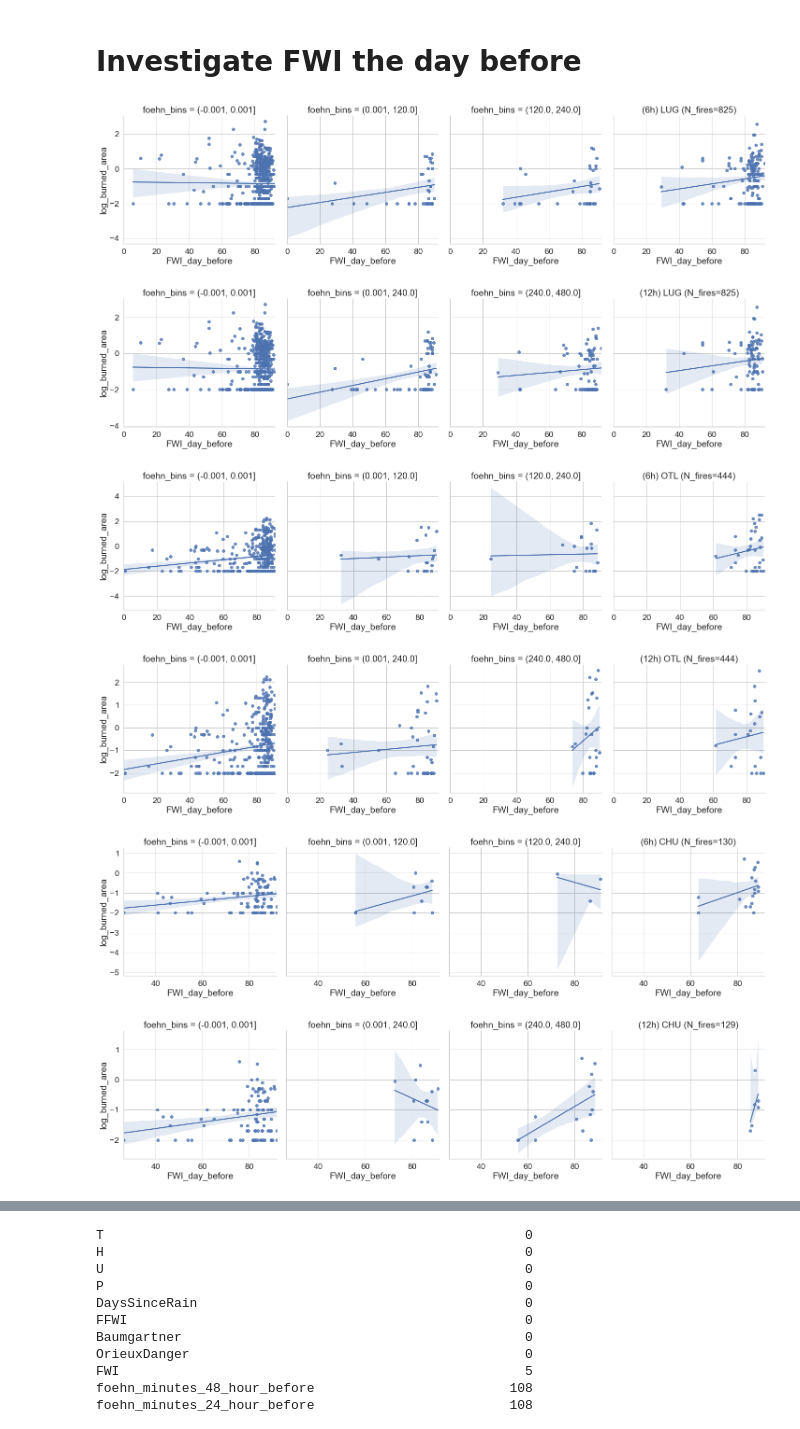
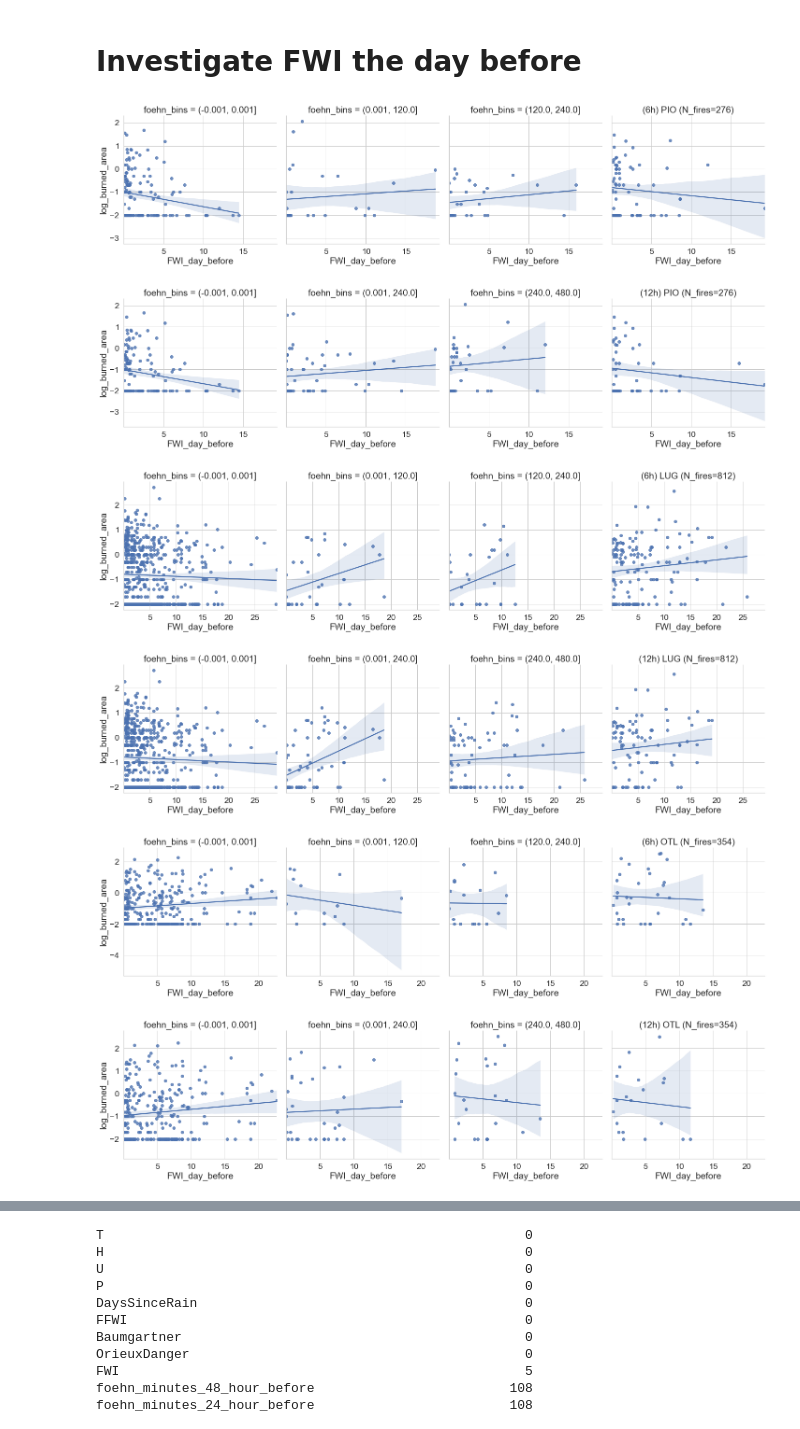
Before and after one commit to ch-mon/foehn-fire-impact, a Jupyter notebook: notebooks/03_modelling/prediction_models.ipynb, the cells around one changed output, grey strips where cells are left out. Cells and saved outputs as stored; diff of their text form; code cells hidden in the pictures.

```diff
--- a/notebooks/03_modelling/prediction_models.ipynb
+++ b/notebooks/03_modelling/prediction_models.ipynb
@@ -92,36 +92,36 @@ final_features += foehn_features
 # %%
 rows_list = []
 
 step_size = 0.33333
 quantiles = np.arange(0,0.999, step_size)
 for station in (set(df_fires["abbreviation"].unique())- {"ROB"}):
     #print(station)
 
     if (df_indices["abbreviation"]==station).sum() == 0:
         continue
 
     df_local_indices = df_indices.loc[df_indices["abbreviation"]==station, :].set_index("date", verify_integrity=True)
-    df_local_indices["FWI_day_before"] = df_local_indices["FFMC"].shift(periods=1, freq="D")
+    df_local_indices["FWI_day_before"] = df_local_indices["FWI"].shift(periods=1, freq="D")
 
     df_local_fires = df_fires.loc[df_fires["abbreviation"]==station, :].set_index("date")
 
     if len(df_local_fires.index) < 100:
         continue
 
     df_local = df_local_fires.join(df_local_indices["FWI_day_before"], how="inner")
 
     for hours in [6, 12]:
         foehn_variable = f"foehn_minutes_during_{hours}_hours_after_start_of_fire"
         df_local_foehn = df_local.dropna(subset=[foehn_variable, "FWI_day_before"]).reset_index(drop=True)
         df_local_foehn["foehn_bins"] = pd.cut(df_local_foehn[f"foehn_minutes_during_{hours}_hours_after_start_of_fire"], bins= [-0.001, 0.001] + list(range(60*hours//3, 60*hours+1, 60*hours//3)))
         df_local_foehn["log_burned_area"] = np.log10(df_local_foehn["burned_area"])
         sns.lmplot(col="foehn_bins", y="log_burned_area", data=df_local_foehn, x="FWI_day_before")
 
         plt.title(f"({hours}h) {station} (N_fires={len(df_local_foehn.index)})")
 # %% [output]
-[figure, old version]
+[figure, new version]
-[figure, old version]
+[figure, new version]
-[figure, old version]
+[figure, new version]
-[figure, old version]
+[figure, new version]
-[figure, old version]
+[figure, new version]
-[figure, old version]
+[figure, new version]
```
Also changed, not shown: parts of 6 cells of this notebook, 10 other files.
